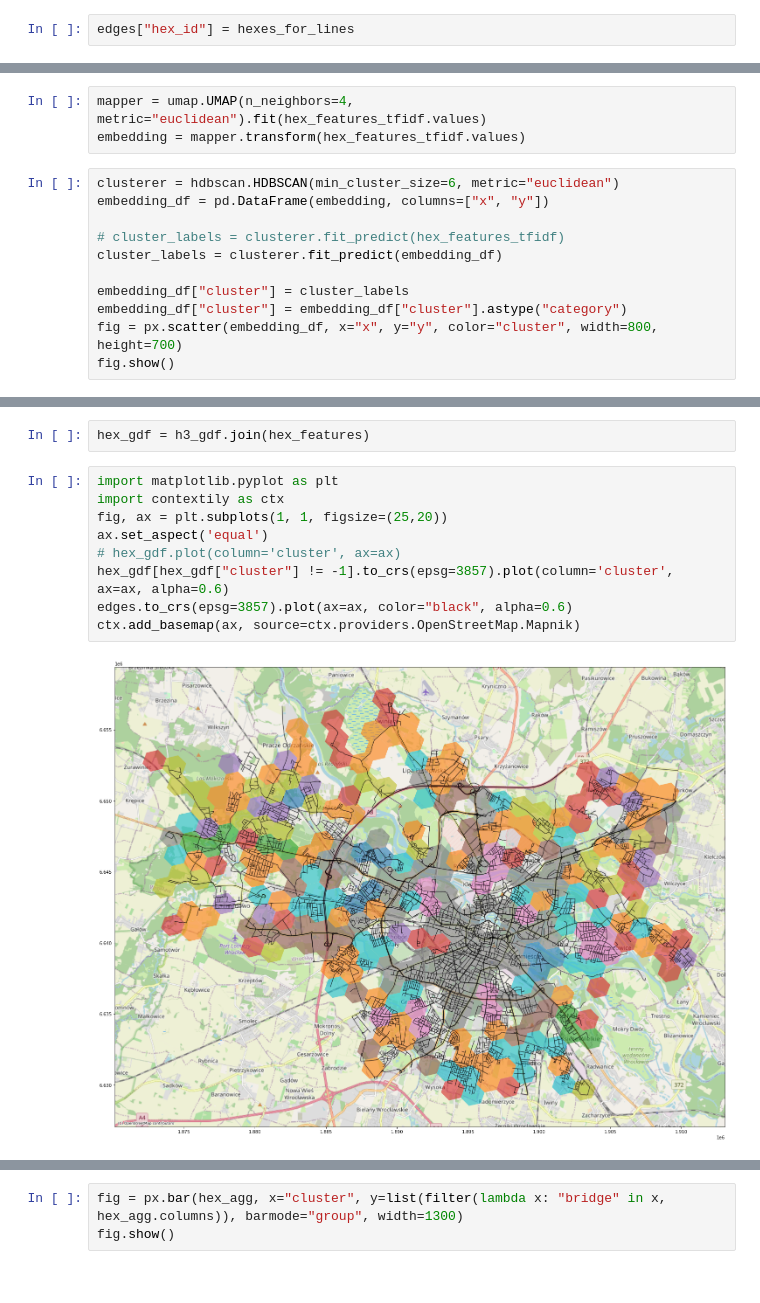
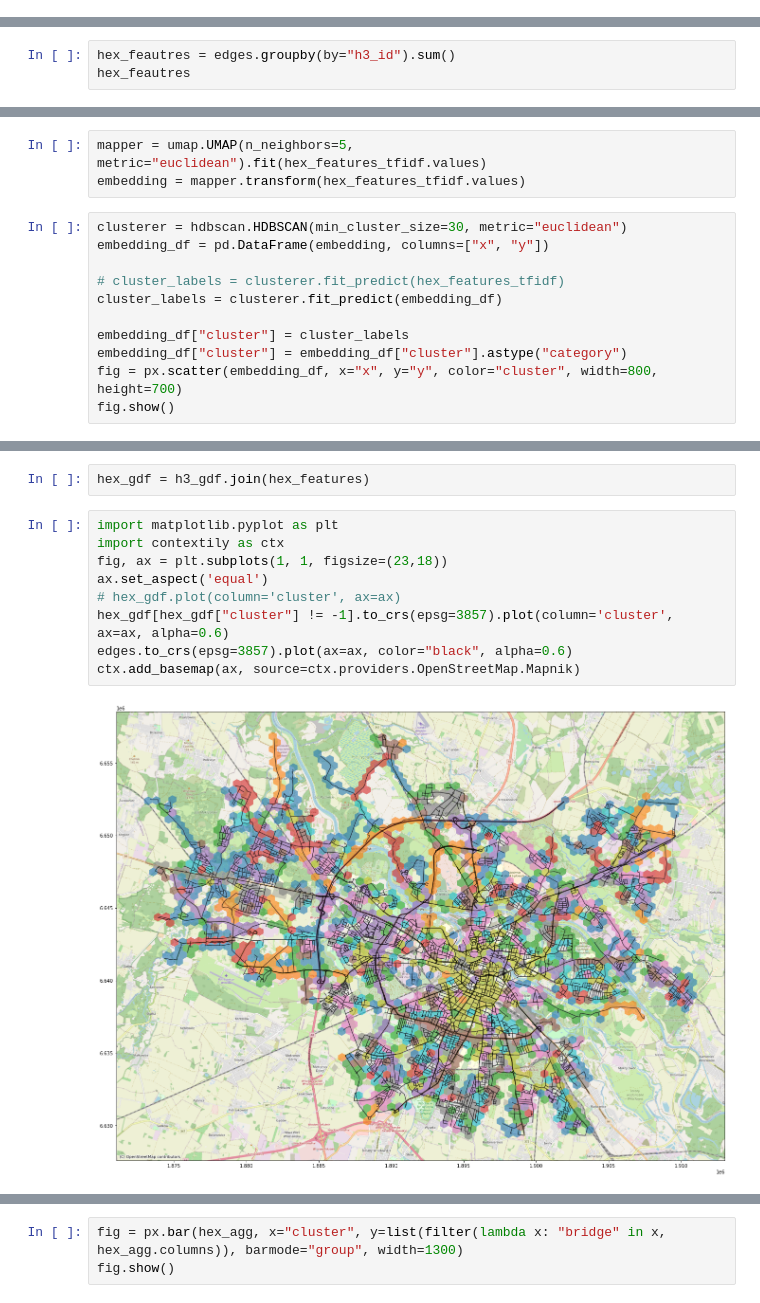
Before and after one commit to Calychas/highway2vec, a Jupyter notebook: notebooks/h3.ipynb, the cells around one changed output, grey strips where cells are left out. Cells and saved outputs as stored; diff of their text form.

```diff
--- a/notebooks/h3.ipynb
+++ b/notebooks/h3.ipynb
@@ -156,2 +61,0 @@ hexes_for_lines = edges["geometry"].progress_apply(lambda x: get_hexagons_for_li
-# %%
-edges["hex_id"] = hexes_for_lines
@@ -181,0 +62,3 @@ hex_feautres
+# %%
+hex_feautres = edges.groupby(by="h3_id").sum()
+hex_feautres
@@ -206,10 +104,10 @@ import hdbscan
 import plotly.express as px
 import umap
 # %%
-mapper = umap.UMAP(n_neighbors=4, metric="euclidean").fit(hex_features_tfidf.values)
+mapper = umap.UMAP(n_neighbors=5, metric="euclidean").fit(hex_features_tfidf.values)
 embedding = mapper.transform(hex_features_tfidf.values)
 # %%
-clusterer = hdbscan.HDBSCAN(min_cluster_size=6, metric="euclidean")
+clusterer = hdbscan.HDBSCAN(min_cluster_size=30, metric="euclidean")
 embedding_df = pd.DataFrame(embedding, columns=["x", "y"])
 
 # cluster_labels = clusterer.fit_predict(hex_features_tfidf)
@@ -232,13 +135,13 @@ hex_gdf = h3_gdf.join(hex_features)
 # %%
 import matplotlib.pyplot as plt
 import contextily as ctx
-fig, ax = plt.subplots(1, 1, figsize=(25,20))
+fig, ax = plt.subplots(1, 1, figsize=(23,18))
 ax.set_aspect('equal')
 # hex_gdf.plot(column='cluster', ax=ax)
 hex_gdf[hex_gdf["cluster"] != -1].to_crs(epsg=3857).plot(column='cluster', ax=ax, alpha=0.6)
 edges.to_crs(epsg=3857).plot(ax=ax, color="black", alpha=0.6)
 ctx.add_basemap(ax, source=ctx.providers.OpenStreetMap.Mapnik)
 # %% [output]
-[figure, old version]
+[figure, new version]
 # %%
 hex_group_cluster = hex_features_tfidf.join(embedding_df).groupby(by="cluster")
```
Also changed, not shown: parts of 27 cells of this notebook, 10 other files.
